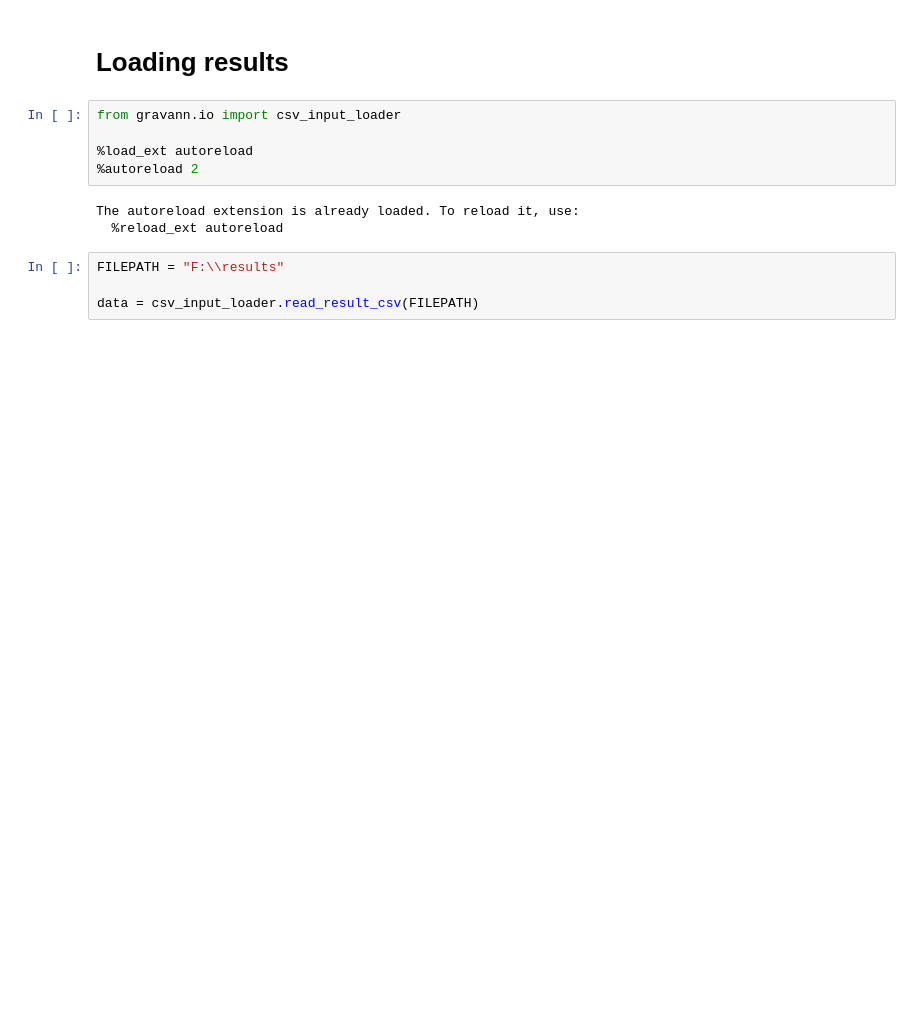
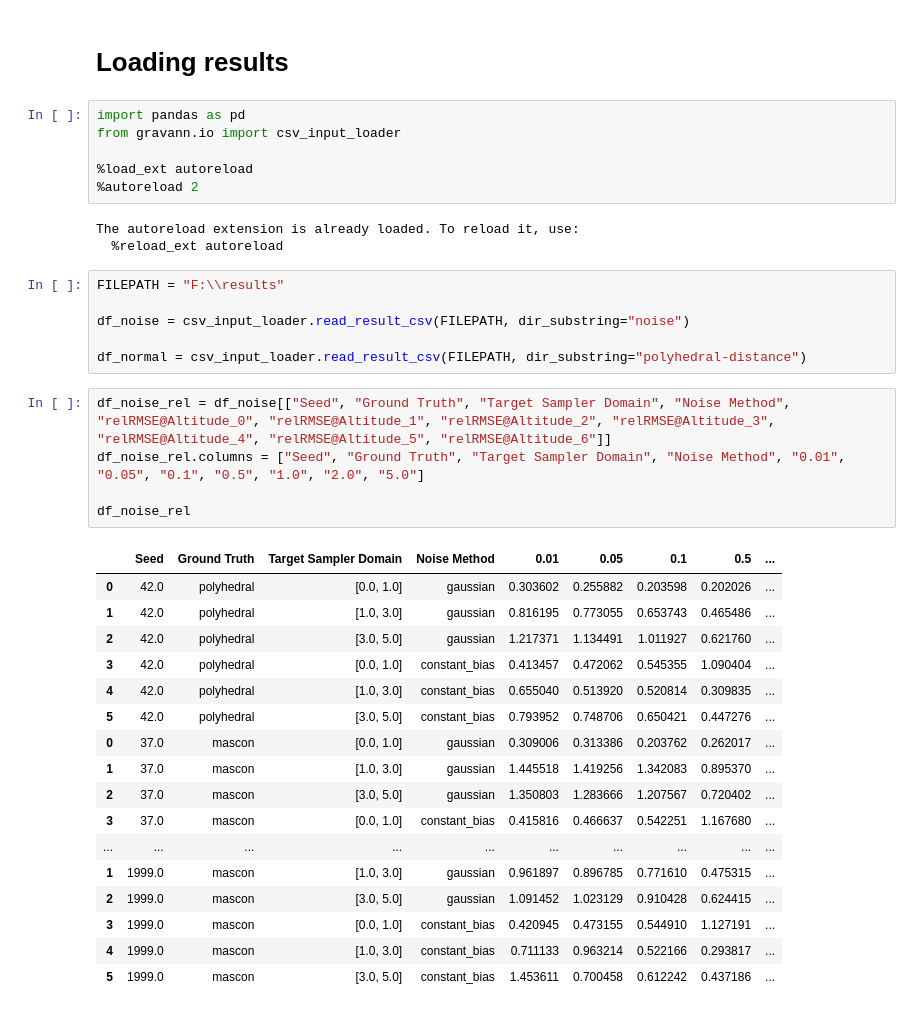
Before and after one commit to gomezzz/geodesyNets, a Jupyter notebook: P3 - Table.ipynb, the cells around one changed output. Drawn from its saved outputs; the diff is of its cells as text; blank space fills up the shorter version.

```diff
--- a/P3 - Table.ipynb
+++ b/P3 - Table.ipynb
@@ -1,6 +1,7 @@
 # %% [markdown]
 # Loading results
 # %%
+import pandas as pd
 from gravann.io import csv_input_loader
 
 %load_ext autoreload
@@ -11,4 +12,29 @@ The autoreload extension is already loaded. To reload it, use:
 # %%
 FILEPATH = "F:\\results"
 
-data = csv_input_loader.read_result_csv(FILEPATH)
+df_noise = csv_input_loader.read_result_csv(FILEPATH, dir_substring="noise")
+
+df_normal = csv_input_loader.read_result_csv(FILEPATH, dir_substring="polyhedral-distance")
+# %%
+df_noise_rel = df_noise[["Seed", "Ground Truth", "Target Sampler Domain", "Noise Method", "relRMSE@Altitude_0", "relRMSE@Altitude_1", "relRMSE@Altitude_2", "relRMSE@Altitude_3", "relRMSE@Altitude_4", "relRMSE@Altitude_5", "relRMSE@Altitude_6"]]
+df_noise_rel.columns = ["Seed", "Ground Truth", "Target Sampler Domain", "Noise Method", "0.01", "0.05", "0.1", "0.5", "1.0", "2.0", "5.0"]
+
+df_noise_rel
+# %% [output]
+|  | Seed | Ground Truth | Target Sampler Domain | Noise Method | 0.01 | 0.05 | 0.1 | 0.5 | ... |
+| 0 | 42.0 | polyhedral | [0.0, 1.0] | gaussian | 0.303602 | 0.255882 | 0.203598 | 0.202026 | ... |
+| 1 | 42.0 | polyhedral | [1.0, 3.0] | gaussian | 0.816195 | 0.773055 | 0.653743 | 0.465486 | ... |
+| 2 | 42.0 | polyhedral | [3.0, 5.0] | gaussian | 1.217371 | 1.134491 | 1.011927 | 0.621760 | ... |
+| 3 | 42.0 | polyhedral | [0.0, 1.0] | constant_bias | 0.413457 | 0.472062 | 0.545355 | 1.090404 | ... |
+| 4 | 42.0 | polyhedral | [1.0, 3.0] | constant_bias | 0.655040 | 0.513920 | 0.520814 | 0.309835 | ... |
+| 5 | 42.0 | polyhedral | [3.0, 5.0] | constant_bias | 0.793952 | 0.748706 | 0.650421 | 0.447276 | ... |
+| 0 | 37.0 | mascon | [0.0, 1.0] | gaussian | 0.309006 | 0.313386 | 0.203762 | 0.262017 | ... |
+| 1 | 37.0 | mascon | [1.0, 3.0] | gaussian | 1.445518 | 1.419256 | 1.342083 | 0.895370 | ... |
+| 2 | 37.0 | mascon | [3.0, 5.0] | gaussian | 1.350803 | 1.283666 | 1.207567 | 0.720402 | ... |
+| 3 | 37.0 | mascon | [0.0, 1.0] | constant_bias | 0.415816 | 0.466637 | 0.542251 | 1.167680 | ... |
+| ... | ... | ... | ... | ... | ... | ... | ... | ... | ... |
+| 1 | 1999.0 | mascon | [1.0, 3.0] | gaussian | 0.961897 | 0.896785 | 0.771610 | 0.475315 | ... |
+| 2 | 1999.0 | mascon | [3.0, 5.0] | gaussian | 1.091452 | 1.023129 | 0.910428 | 0.624415 | ... |
+| 3 | 1999.0 | mascon | [0.0, 1.0] | constant_bias | 0.420945 | 0.473155 | 0.544910 | 1.127191 | ... |
+| 4 | 1999.0 | mascon | [1.0, 3.0] | constant_bias | 0.711133 | 0.963214 | 0.522166 | 0.293817 | ... |
+| 5 | 1999.0 | mascon | [3.0, 5.0] | constant_bias | 1.453611 | 0.700458 | 0.612242 | 0.437186 | ... |
```
Also changed, not shown: parts of 4 cells of this notebook, 1 other file.
